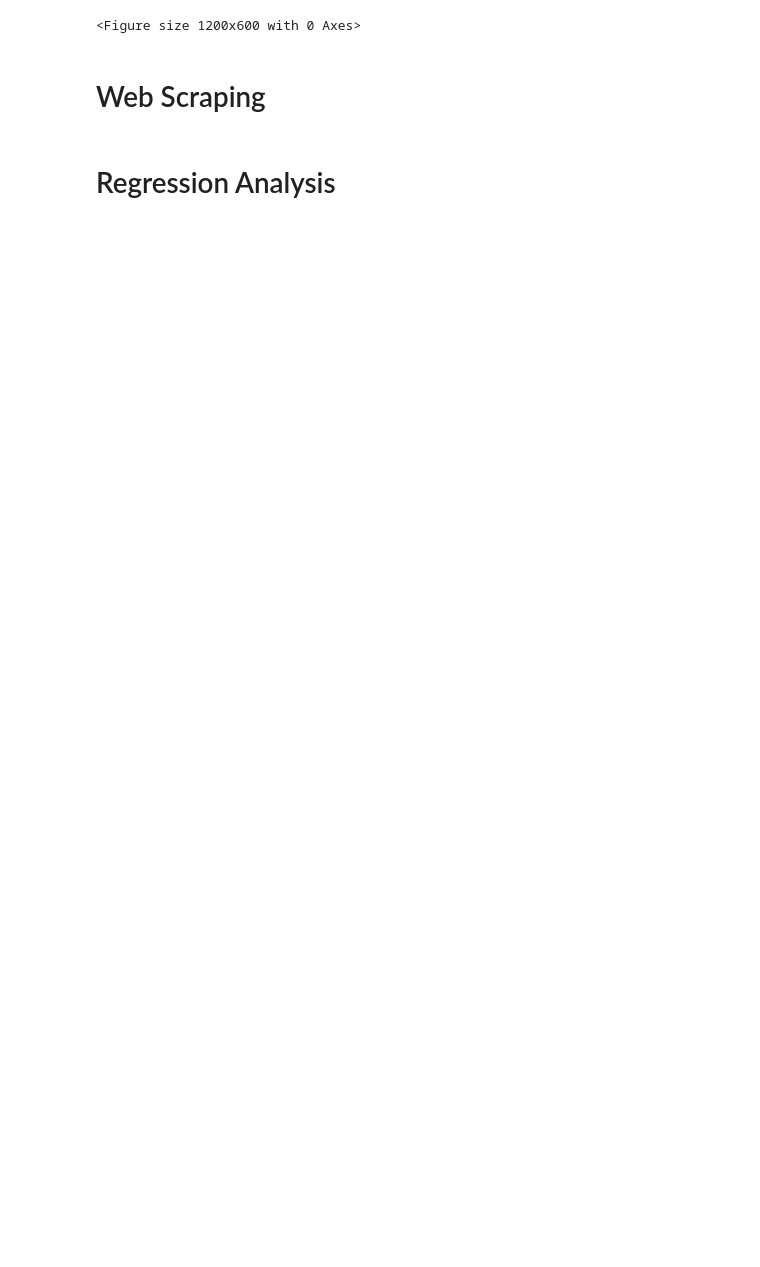
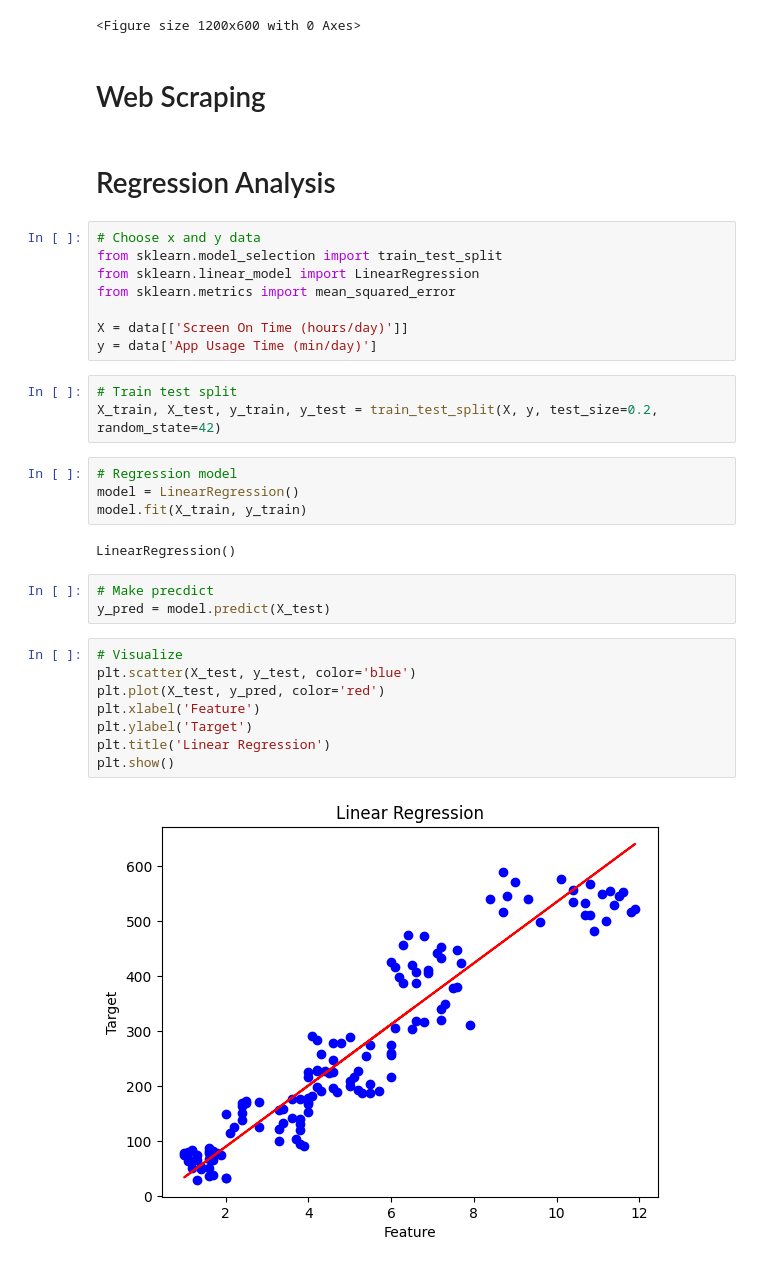
Before and after one commit to Shauun-Cheeng/Business-Analytic-Demo, a Jupyter notebook: mobile-device-usage-and-user-behavior-dataset.ipynb, the cells around one changed output. Drawn from its saved outputs; the diff is of its cells as text; blank space fills up the shorter version.

```diff
--- a/mobile-device-usage-and-user-behavior-dataset.ipynb
+++ b/mobile-device-usage-and-user-behavior-dataset.ipynb
@@ -198,3 +201,33 @@ plt.show()
 # Web Scraping
 # %% [markdown]
 # Regression Analysis
+# %%
+# Choose x and y data
+from sklearn.model_selection import train_test_split
+from sklearn.linear_model import LinearRegression
+from sklearn.metrics import mean_squared_error
+
+X = data[['Screen On Time (hours/day)']]
+y = data['App Usage Time (min/day)']
+# %%
+# Train test split
+X_train, X_test, y_train, y_test = train_test_split(X, y, test_size=0.2, random_state=42)
+# %%
+# Regression model
+model = LinearRegression()
+model.fit(X_train, y_train)
+# %% [output]
+LinearRegression()
+# %%
+# Make precdict
+y_pred = model.predict(X_test)
+# %%
+# Visualize
+plt.scatter(X_test, y_test, color='blue')
+plt.plot(X_test, y_pred, color='red')
+plt.xlabel('Feature')
+plt.ylabel('Target')
+plt.title('Linear Regression')
+plt.show()
+# %% [output]
+[figure, added]
```
Also changed, not shown: parts of 3 cells of this notebook.
